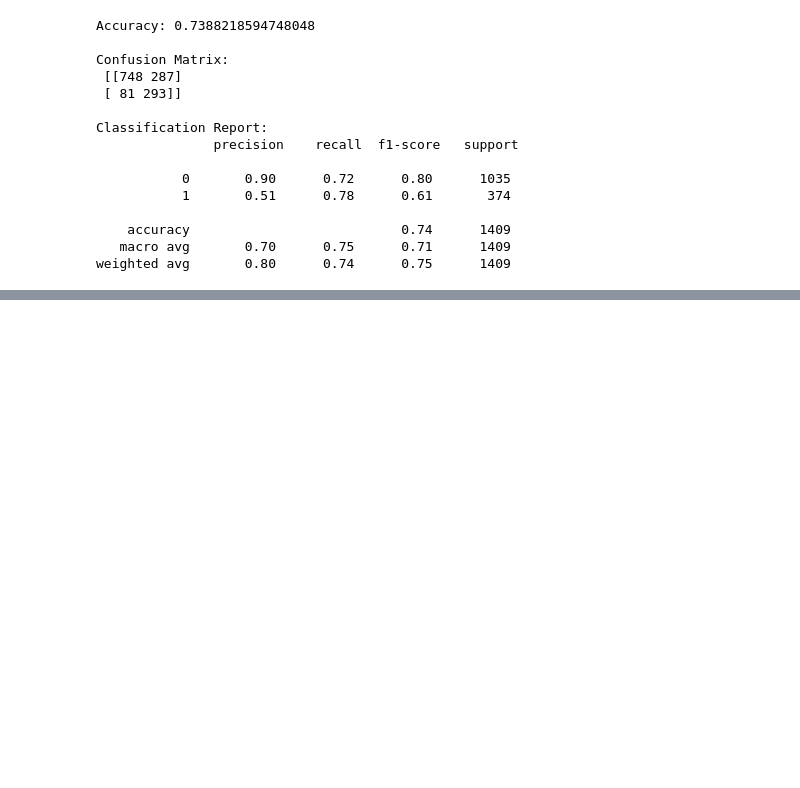
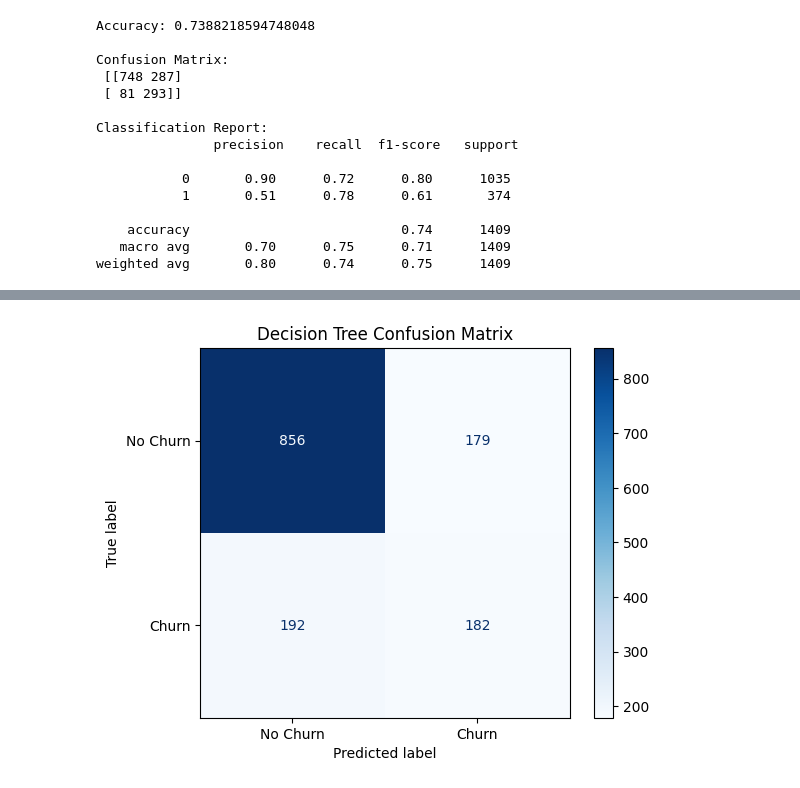
Before and after one commit to harshtatmute/Customer-Churn-Prediction, a Jupyter notebook: notebooks/Preprocessing_Model.ipynb, the cells around one changed output, grey strips where cells are left out. Saved outputs shown, nothing was run; the diff lists cells and outputs as text; code cells hidden in the pictures; blank space fills up the shorter version.

```diff
--- a/notebooks/Preprocessing_Model.ipynb
+++ b/notebooks/Preprocessing_Model.ipynb
@@ -149,3 +149,6 @@ Classification Report:
     accuracy                           0.74      1409
    macro avg       0.70      0.75      0.71      1409
 weighted avg       0.80      0.74      0.75      1409
+# %%
+dt = DecisionTreeClassifier(random_state=42, class_weight="balanced")
+dt.fit(X_train,y_train)
@@ -151,0 +157,2 @@ weighted avg       0.80      0.74      0.75      1409
+# %%
+y_pred_dt = dt.predict(X_test)
@@ -151,0 +210,8 @@ weighted avg       0.80      0.74      0.75      1409
+# %%
+# Decision Tree
+cm_dt = confusion_matrix(y_test, y_pred_dt)
+ConfusionMatrixDisplay(cm_dt, display_labels=["No Churn", "Churn"]).plot(cmap="Blues")
+plt.title("Decision Tree Confusion Matrix")
+plt.show()
+# %% [output]
+[figure, added]
```
Also changed, not shown: parts of 11 cells of this notebook.
